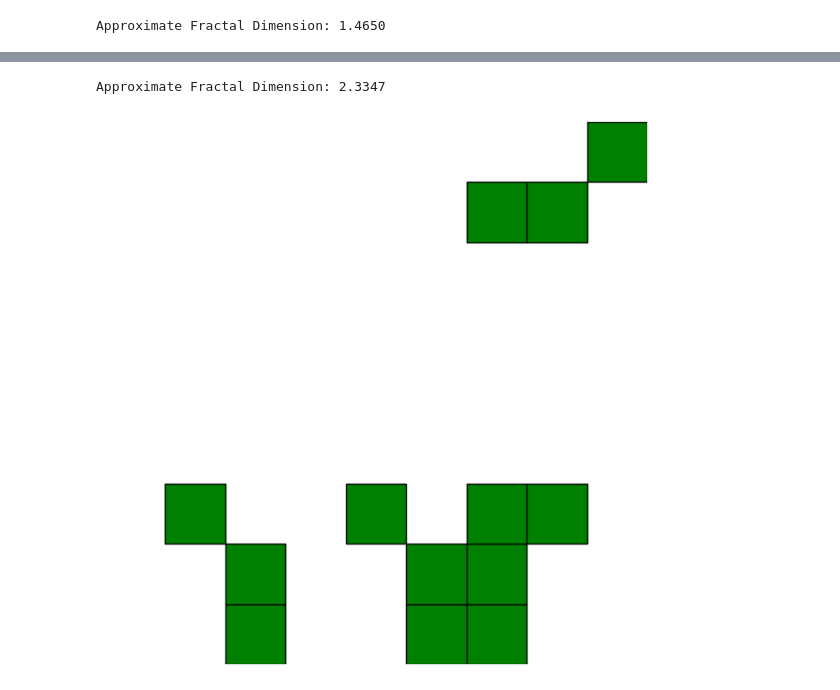
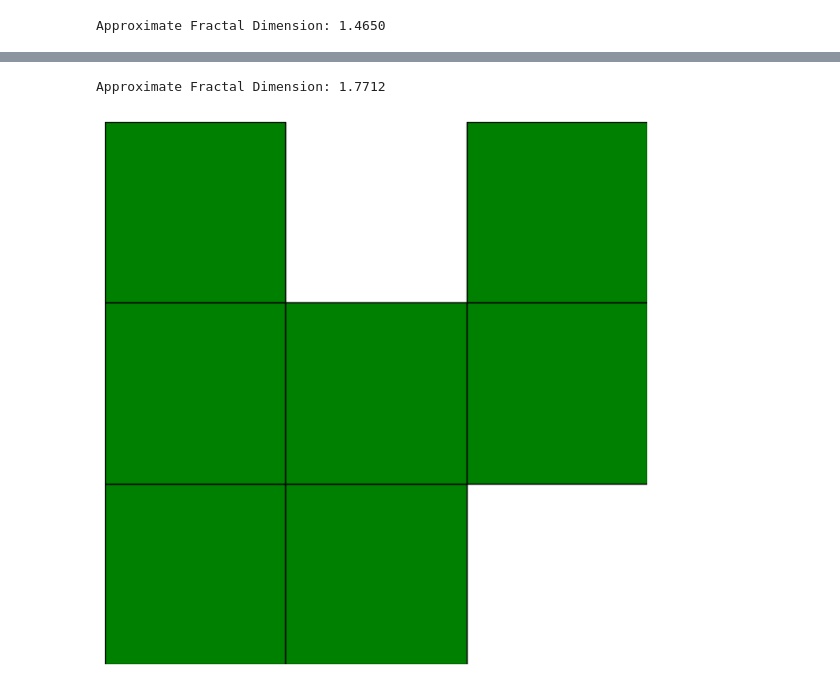
Before and after one commit to Habababa17/fraktale2, a Jupyter notebook: fraktale_2.ipynb, the cells around one changed output, grey strips where cells are left out. Cells and saved outputs as stored; diff of their text form; code cells hidden in the pictures.

```diff
--- a/fraktale_2.ipynb
+++ b/fraktale_2.ipynb
@@ -296,7 +311,7 @@ def sierpinski_mod_to_ifd(triangles):
 
     return transformations
 
-def show_results(triangles, n):
+def show_results(triangles):
     transformations = sierpinski_mod_to_ifd(triangles)
 
     scaling_factors = calculate_scaling_factors(transformations)
@@ -312,6 +327,6 @@ def show_results(triangles, n):
     ax.axis('off')
     plt.show()
 
-triangles = sierpinski_mod_rand([(0, 0), (1, 0), (0.5, np.sqrt(3)/2)], 5)
-show_results(triangles, 5)
+triangles = sierpinski_mod_rand([(0, 0), (1, 0), (0.5, np.sqrt(3)/2)], 2)
+show_results(triangles)
 # %% [output]
@@ -320,11 +347,19 @@ Approximate Fractal Dimension: 1.2921
 # %%
+import random
+import numpy as np
+import matplotlib.pyplot as plt
+from scipy.optimize import fsolve
+
 def sierpinski_carpet_mod_rand(x, y, side_length, n):
+    """
+    Generuje modyfikowany dywanik Sierpińskiego z losowymi zmianami.
+    """
     if n == 0:
         return [(x, y, side_length)]
 
     new_side_length = side_length / 3
     carpets = []
-    keep_pattern = random.randint(0, 511)  # losowy wzorzec (0-511)
+    keep_pattern = random.randint(0, 511)
 
     for dx in range(3):
         for dy in range(3):
@@ -339,37 +374,37 @@ def sierpinski_carpet_mod_rand(x, y, side_length, n):
     return carpets
 
 def sierpinski_carpet_mod_to_ifd(carpets):
     """
     Konwertuje listę wygenerowanych kwadratów na transformacje IFS.
     """
     transformations = []
 
-    for x, y, _ in carpets:
-        scale = 1 / 3
+    for x, y, side_length in carpets:
+        scale = side_length
         tx = x
         ty = y
         transformations.append([scale, 0, 0, scale, tx, ty])
 
     return transformations
 
-def show_results(carpets, n):
+def show_results(carpets):
     transformations = sierpinski_carpet_mod_to_ifd(carpets)
 
     scaling_factors = calculate_scaling_factors(transformations)
     dimension = similarity_dimension(scaling_factors)
     print(f"Approximate Fractal Dimension: {dimension:.4f}")
 
     fig, ax = plt.subplots(figsize=(8, 8))
     for x, y, side_length in carpets:
         square = plt.Rectangle((x, y), side_length, side_length, edgecolor='black', facecolor='green')
         ax.add_patch(square)
 
     ax.set_aspect('equal')
     ax.axis('off')
     plt.show()
 
-carpets = sierpinski_carpet_mod_rand(0, 0, 1, 2)
-show_results(carpets, 4)
+carpets = sierpinski_carpet_mod_rand(0, 0, 1, 1)
+show_results(carpets)
 # %% [output]
-Approximate Fractal Dimension: 2.3347
+Approximate Fractal Dimension: 1.7712
-[figure, old version]
+[figure, new version]
```
Also changed, not shown: parts of 13 cells of this notebook.
